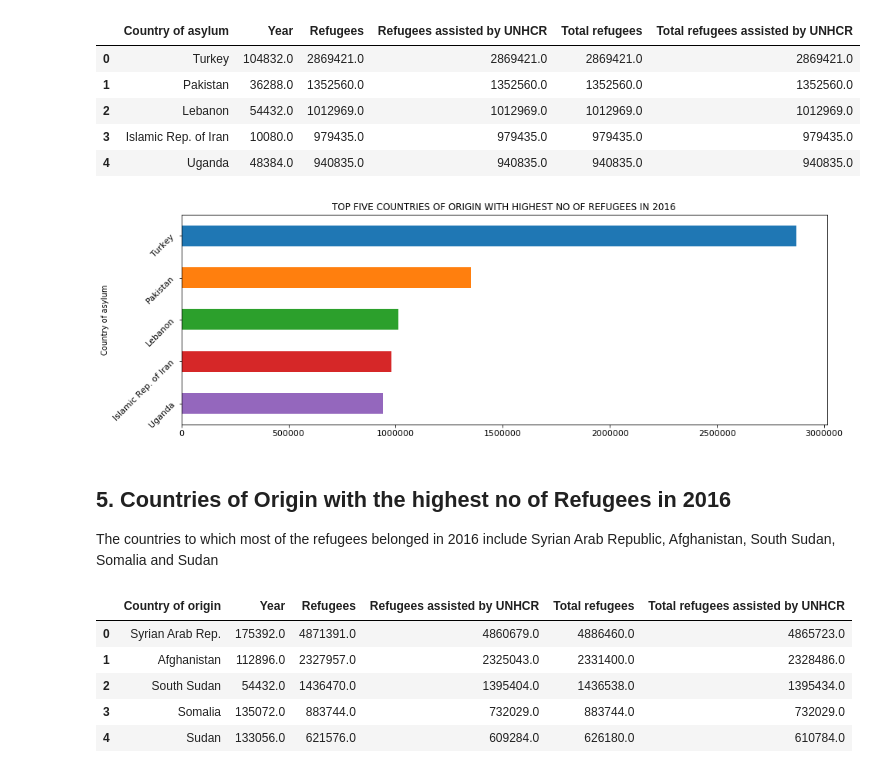
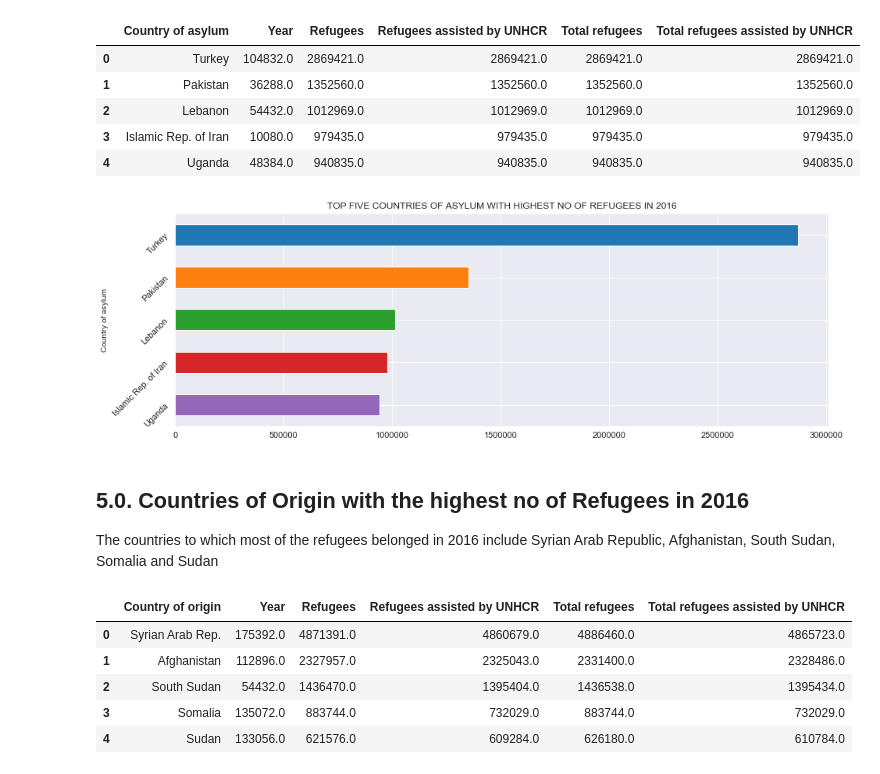
Before and after one commit to noviaayup/Projects-completed, a Jupyter notebook: Project UNHCR.ipynb, the cells around one changed output. Drawn from its saved outputs; the diff is of its cells as text; code cells hidden in the pictures.

```diff
--- a/Project UNHCR.ipynb
+++ b/Project UNHCR.ipynb
@@ -29,4 +57,4 @@ from matplotlib import pyplot as plt
 
 This comprises of the  United Nations High Commissioner for Refugees raw data available from 1975 to 2016 obtained from the UN. The data comprises of eight different variables which included two categorical variables 'Country of asylum' and the 'Country of origin' while the remaining six include quantitative variables 'Year', 'Refugees',  'Refugees assisted by UNHCR', 'Total refugees' and the 'Total refugees assisted by UNHCR'.
 # %%
-UNHCR_master = pd.read_csv("C:/Users/ushai/Dropbox/Data Science/Thinkful/Thinkful/UNHCR Project/UNHCR data on refugees.csv")
+UNHCR_master = pd.read_csv("C:/Users/ushai/Dropbox/Data Science/Datasets/UNHCR data on refugees.csv")
@@ -68,6 +100,7 @@ Total_Refugee_Population_by_year.head()
 | 3 | 2002.0 | 7301705.0 | 5661900.0 | 7301705.0 | 5661900.0 |
 | 4 | 2003.0 | 6571922.0 | 5129481.0 | 6571922.0 | 5129481.0 |
 # %%
+sns.set_style("darkgrid")
 ax = Total_Refugee_Population_by_year.plot.line\
     (x='Year',y='Refugees',title='WORLD REFUGEE POPULATION'\
      ,figsize=(15, 5), linestyle=':', color='red'\
@@ -96,15 +129,16 @@ Countries_of_asylum_2016
 | 3 | Islamic Rep. of Iran | 10080.0 | 979435.0 | 979435.0 | 979435.0 | 979435.0 |
 | 4 | Uganda | 48384.0 | 940835.0 | 940835.0 | 940835.0 | 940835.0 |
 # %%
+sns.set_style("darkgrid")
 ax = Countries_of_asylum_2016.nlargest(5, 'Refugees').plot.barh(x='Country of asylum', y='Refugees'\
-                              ,title='TOP FIVE COUNTRIES OF ORIGIN WITH HIGHEST NO OF REFUGEES IN 2016'\
+                              ,title='TOP FIVE COUNTRIES OF ASYLUM WITH HIGHEST NO OF REFUGEES IN 2016'\
                               ,figsize=(15, 5), rot=45, fontsize=11, legend='')
 
 plt.gca().invert_yaxis()
 # %% [output]
-[figure, old version]
+[figure, new version]
 # %% [markdown]
-## 5. Countries of Origin with the highest no of Refugees in 2016
+## 5.0. Countries of Origin with the highest no of Refugees in 2016
 
 The countries to which most of the refugees belonged in 2016 include Syrian Arab Republic, Afghanistan, South Sudan, Somalia and Sudan
 # %%
```
Also changed, not shown: parts of 28 cells of this notebook.
